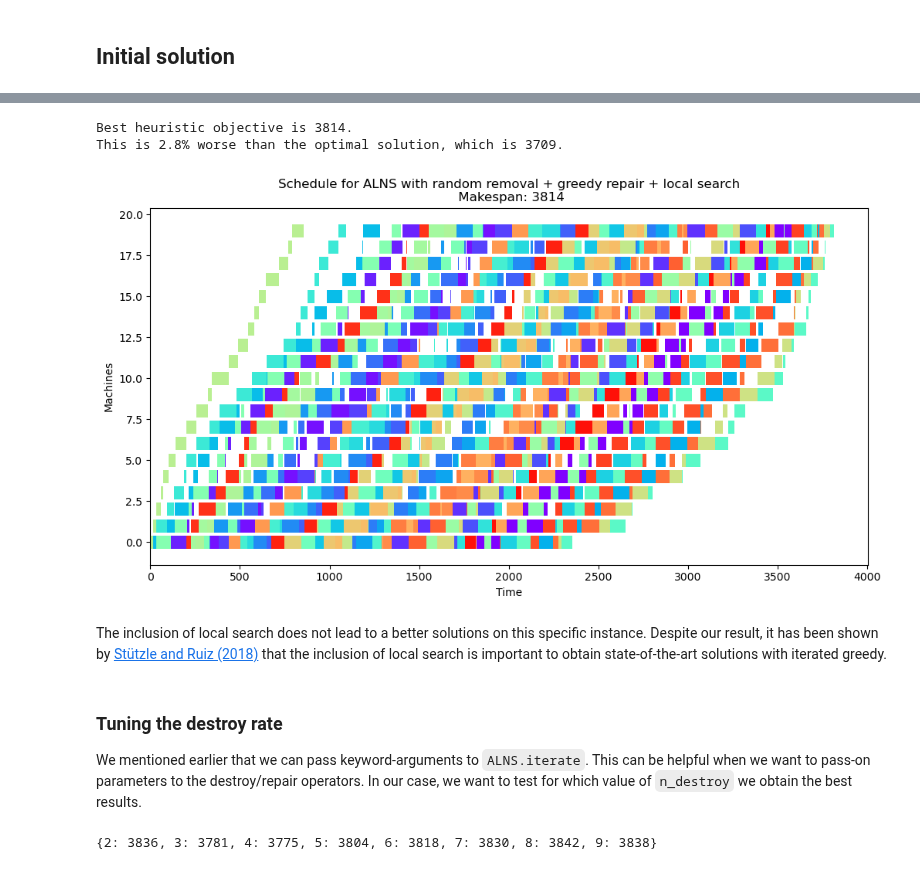
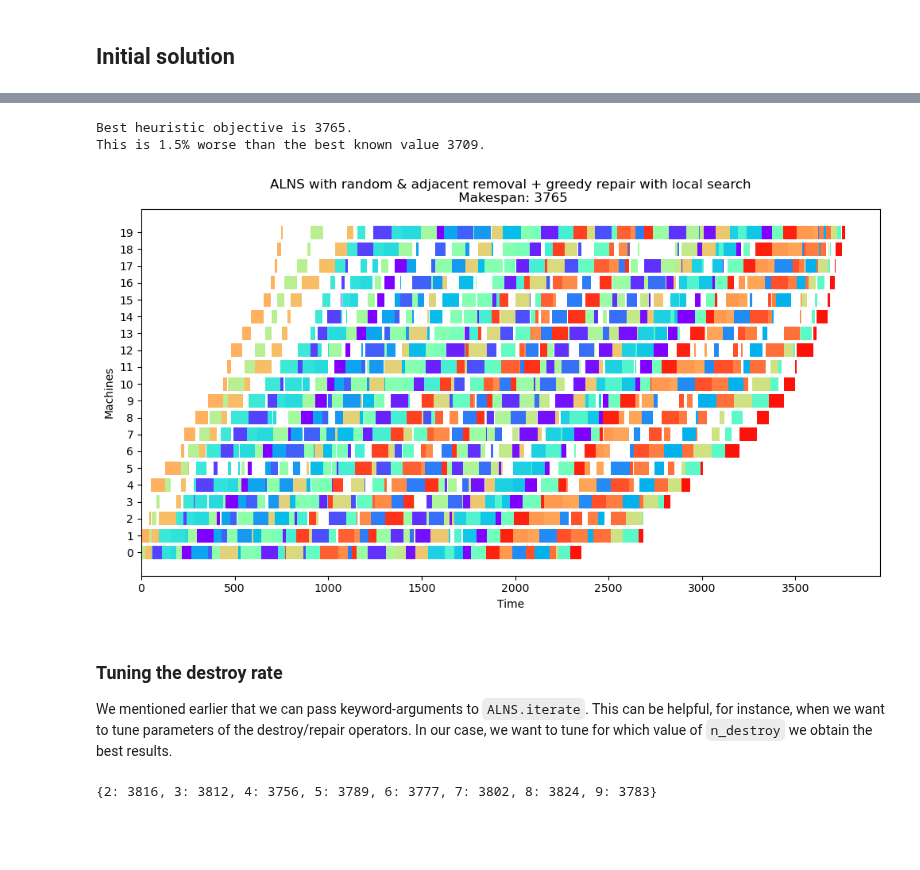
Before and after one commit to N-Wouda/ALNS, a Jupyter notebook: docs/source/examples/permutation_flow_shop_problem.ipynb, the cells around one changed output, grey strips where cells are left out. Drawn from its saved outputs; the diff is of its cells as text; code cells hidden in the pictures; blank space fills up the shorter version.

```diff
--- a/docs/source/examples/permutation_flow_shop_problem.ipynb
+++ b/docs/source/examples/permutation_flow_shop_problem.ipynb
@@ -87,9 +85,10 @@ def plot(schedule, name):
     _, ax = plt.subplots(1, figsize=(12, 6))
     ax.barh(machines, length, left=start_job, color=job_colors)
 
-    ax.set_title(f"Schedule for {name}\n Makespan: {compute_makespan(schedule)}")
+    ax.set_title(f"{name}\n Makespan: {compute_makespan(schedule)}")
     ax.set_ylabel(f"Machines")
     ax.set_xlabel(f"Time")
+    ax.set_yticks(range(data.n_machines))
 
     plt.show()
 # %%
@@ -100,10 +99,11 @@ plot(rnd.choice(range(data.n_jobs), size=data.n_jobs, replace=False), 'a random
 ## Solution state
 # %%
 class Solution(State):
-    def __init__(self, schedule: List[int], unassigned: Optional[List[int]] = None):
+    def __init__(
+        self, schedule: List[int], unassigned: Optional[List[int]] = None
+    ):
         self.schedule = schedule
         self.unassigned = unassigned if unassigned is not None else []
-        self._makespan = None
 
     def objective(self):
         return compute_makespan(self.schedule)
@@ -171,10 +171,9 @@ def random_removal(state: Solution, rnd_state, **kwargs) -> Solution:
     instead.
     """
     destroyed = deepcopy(state)
+    n_remove = kwargs.get("n_remove", 2)
 
-    for job in rnd_state.choice(
-        data.n_jobs, kwargs.get("n_remove", 2), replace=False
-    ):
+    for job in rnd_state.choice(data.n_jobs, n_remove, replace=False):
         destroyed.unassigned.append(job)
         destroyed.schedule.remove(job)
 
@@ -304,8 +304,8 @@ There are various ways to do this. As explained in the [documentation](https://a
 # %%
 def greedy_repair_then_local_search(state: Solution, rnd_state, **kwargs):
     """
-    Greedily insert the unassigned jobs back into the schedule. Apply local
-    search afterwards.
+    Greedily insert the unassigned jobs back into the schedule (using NEH
+    ordering). Apply local search afterwards.
     """
     state = greedy_repair(state, rnd_state, **kwargs)
     local_search(state, **kwargs)
@@ -316,7 +316,7 @@ def local_search(solution: Solution, **kwargs):
     """
     Improves the current solution in-place using the insertion neighborhood.
     A random job is selected and put in the best new position. This continues
-    until relocating any of the jobs leads to an improving move.
+    until relocating any of the jobs does not lead to an improving move.
     """
     improved = True
 
@@ -366,20 +366,18 @@ objective = solution.objective()
 pct_diff = 100 * (objective - data.bkv) / bkv
 
 print(f"Best heuristic objective is {objective}.")
-print(f"This is {pct_diff:.1f}% worse than the optimal solution, which is {bkv}.")
+print(f"This is {pct_diff:.1f}% worse than the best known value {bkv}.")
 # %% [output]
-Best heuristic objective is 3814.
-This is 2.8% worse than the optimal solution, which is 3709.
+Best heuristic objective is 3765.
+This is 1.5% worse than the best known value 3709.
 # %%
-name = "ALNS with random removal + greedy repair + local search"
+name = "ALNS with random & adjacent removal + greedy repair with local search"
 plot(result.best_state.schedule, name)
 # %% [output]
-[figure, old version]
+[figure, new version]
-# %% [markdown]
-The inclusion of local search does not lead to a better solutions on this specific instance. Despite our result, it has been shown by [Stützle and Ruiz (2018)](https://iridia.ulb.ac.be/IridiaTrSeries/link/IridiaTr2018-006.pdf) that the inclusion of local search is important to obtain state-of-the-art solutions with iterated greedy.
 # %% [markdown]
 ### Tuning the destroy rate
-We mentioned earlier that we can pass keyword-arguments to `ALNS.iterate`. This can be helpful when we want to pass-on parameters to the destroy/repair operators. In our case, we want to test for which value of `n_destroy` we obtain the best results.
+We mentioned earlier that we can pass keyword-arguments to `ALNS.iterate`. This can be helpful, for instance, when we want to tune parameters of the destroy/repair operators. In our case, we want to tune for which value of `n_destroy` we obtain the best results.
 # %%
 alns = ALNS(rnd.RandomState(SEED))
 
@@ -391,21 +389,22 @@ alns.add_repair_operator(greedy_repair)
 objectives = {}
 
 for n_remove in range(2, 10):
-    iters = ITERS / (n_remove * 2) # higher destroy rates should use less iterations
     select = AlphaUCB(
         scores=[5, 2, 1, 0.5],
         alpha=0.10,
         num_destroy=len(alns.destroy_operators),
         num_repair=len(alns.repair_operators),
     )
-    accept = RecordToRecordTravel.autofit(init.objective(), 0.02, 0.00, 2000)
+
+    iters = 2000 / (n_remove * 2) # higher destroy rates use less iterations
+    accept = RecordToRecordTravel.autofit(init.objective(), 0.05, 0.00, iters)
     stop = MaxRuntime(30)
     result = alns.iterate(init, select, accept, stop, n_remove=n_remove)
     objectives[n_remove] = result.best_state.objective()
 
 print(objectives)
 # %% [output]
-{2: 3836, 3: 3781, 4: 3775, 5: 3804, 6: 3818, 7: 3830, 8: 3842, 9: 3838}
+{2: 3816, 3: 3812, 4: 3756, 5: 3789, 6: 3777, 7: 3802, 8: 3824, 9: 3783}
 # %%
 fig, ax = plt.subplots(figsize=[8, 6])
 
```
Also changed, not shown: parts of 22 cells of this notebook.
